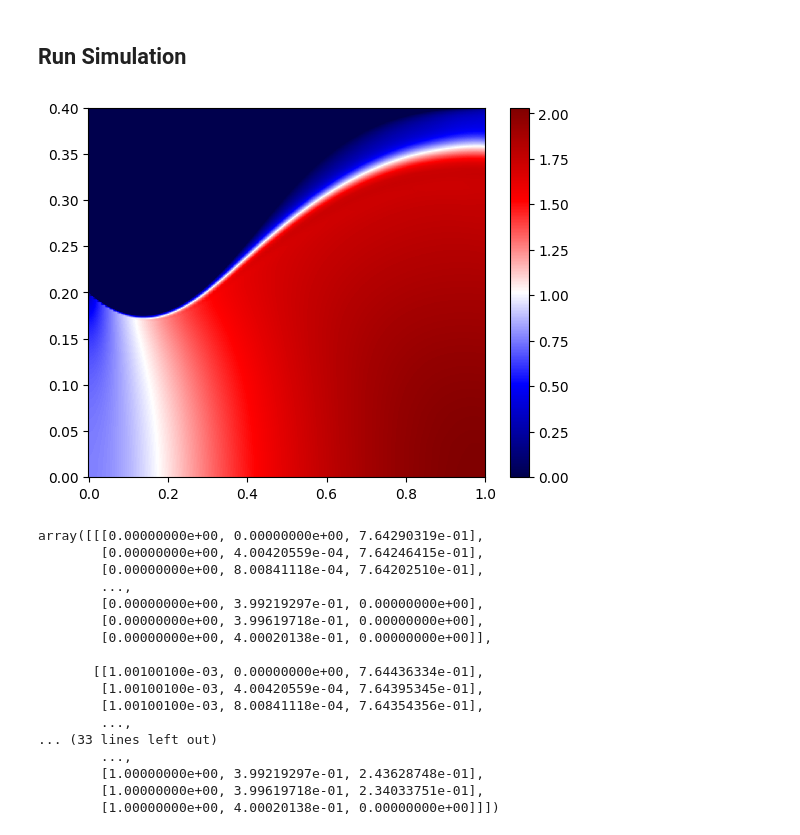
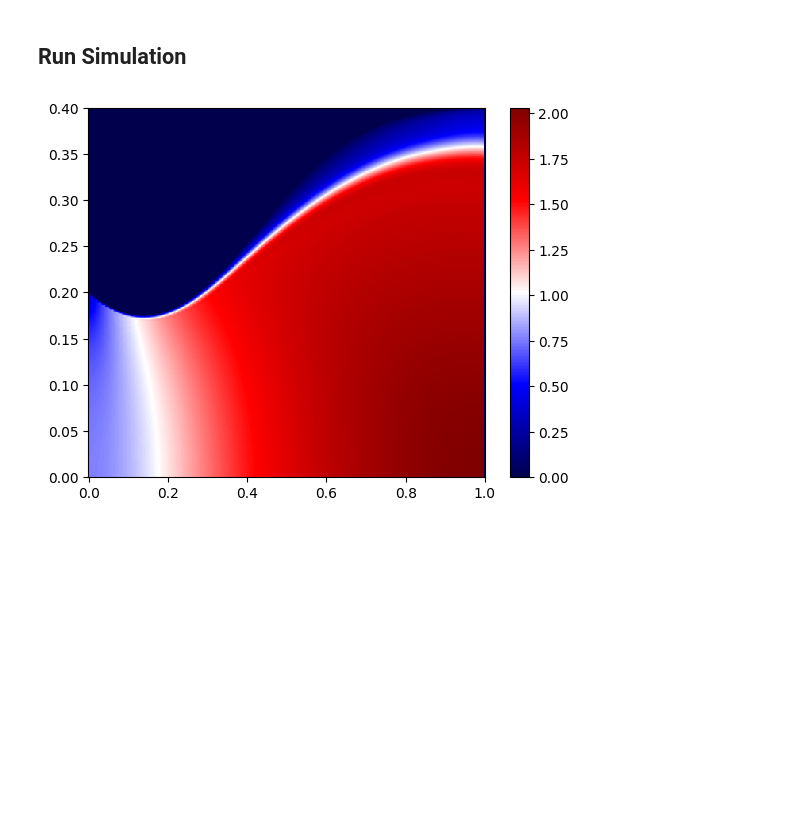
Before and after one commit to OpenOrion/paraflow, a Jupyter notebook: examples/simulation.ipynb, the cells around one changed output. Saved outputs shown, nothing was run; the diff lists cells and outputs as text; code cells hidden in the pictures; blank space fills up the shorter version.

```diff
--- a/examples/simulation.ipynb
+++ b/examples/simulation.ipynb
@@ -26,41 +26,34 @@ target_outlet_static_state = flasher.flash(P=200000, T=293.15, mass_flow_rate=in
 # %% [markdown]
 ## Run Simulation
 # %%
-
+from paraflow.simulation import SimulationResult
+from paraflow import SymmetricPassage, run_simulation, get_flasher
+import numpy as np
 # sim_results = run_simulation(
 #     passage,
 #     inlet_total_state=inlet_total_state,
 #     outlet_static_state=target_outlet_static_state,
 #     working_directory="/workspaces/paraflow/simulation",
 #     id="1",
 #     primitive_properties=["MACH", "PRESSURE"]
 # )
 
 import pickle
 
 # with open('filename.pickle', 'wb') as handle:
 #     pickle.dump(sim_results, handle, protocol=pickle.HIGHEST_PROTOCOL)
 
 with open('filename.pickle', 'rb') as handle:
     sim_results = pickle.load(handle)
 
-sim_results.get_primitive_frame("MACH", 1000)
+passage = SymmetricPassage(
+    inlet_radius=0.2,
+    area_ratio=2,
+    axial_length=1,
+    contour_props=[0.2, 0.5, 0.75],
+    contour_angles=np.radians([-20, 15.0, 15.0]).tolist()
+)
+
+a = SimulationResult.get_primitive_frame(sim_results, passage, "MACH", 500)
 # %% [output]
-[figure, old version]
+[figure, new version]
-array([[[0.00000000e+00, 0.00000000e+00, 7.64290319e-01],
-        [0.00000000e+00, 4.00420559e-04, 7.64246415e-01],
-        [0.00000000e+00, 8.00841118e-04, 7.64202510e-01],
-        ...,
-        [0.00000000e+00, 3.99219297e-01, 0.00000000e+00],
-        [0.00000000e+00, 3.99619718e-01, 0.00000000e+00],
-        [0.00000000e+00, 4.00020138e-01, 0.00000000e+00]],
-
-       [[1.00100100e-03, 0.00000000e+00, 7.64436334e-01],
-        [1.00100100e-03, 4.00420559e-04, 7.64395345e-01],
-        [1.00100100e-03, 8.00841118e-04, 7.64354356e-01],
-        ...,
-... (33 lines left out)
-        ...,
-        [1.00000000e+00, 3.99219297e-01, 2.43628748e-01],
-        [1.00000000e+00, 3.99619718e-01, 2.34033751e-01],
-        [1.00000000e+00, 4.00020138e-01, 0.00000000e+00]]])
```
Also changed, not shown: 4 other files.
